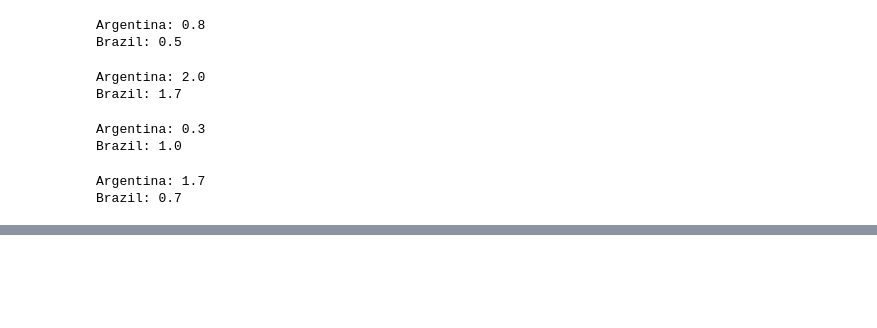
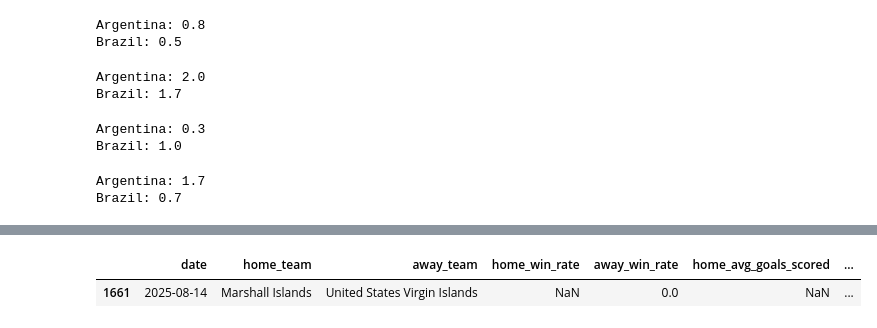
Before and after one commit to VarunGulati-09/montegol, a Jupyter notebook: notebooks/02_feature_engineering.ipynb, the cells around one changed output, grey strips where cells are left out. Saved outputs shown, nothing was run; the diff lists cells and outputs as text; code cells hidden in the pictures; blank space fills up the shorter version.

```diff
--- a/notebooks/02_feature_engineering.ipynb
+++ b/notebooks/02_feature_engineering.ipynb
@@ -166,0 +321,5 @@ print("Brazil:", calculate_avg_goals_scored("Brazil", pd.Timestamp("2026-01-01")
+# %%
+feature_df[feature_df["home_goal_diff"].isna()].head(20)
+# %% [output]
+|  | date | home_team | away_team | home_win_rate | away_win_rate | home_avg_goals_scored | ... |
+| 1661 | 2025-08-14 | Marshall Islands | United States Virgin Islands | NaN | 0.0 | NaN | ... |
```
Also changed, not shown: parts of 14 cells of this notebook, 2 other files.
